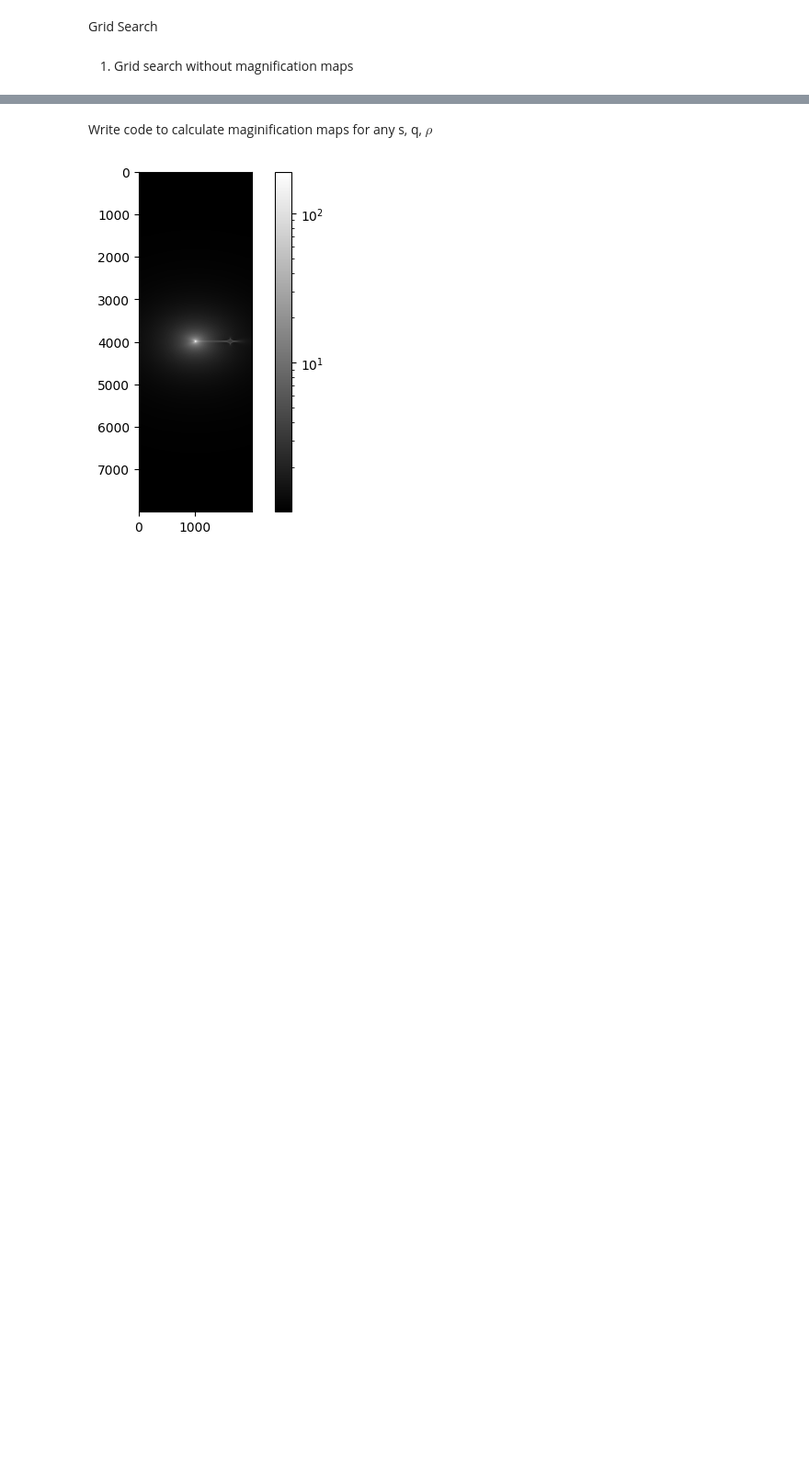
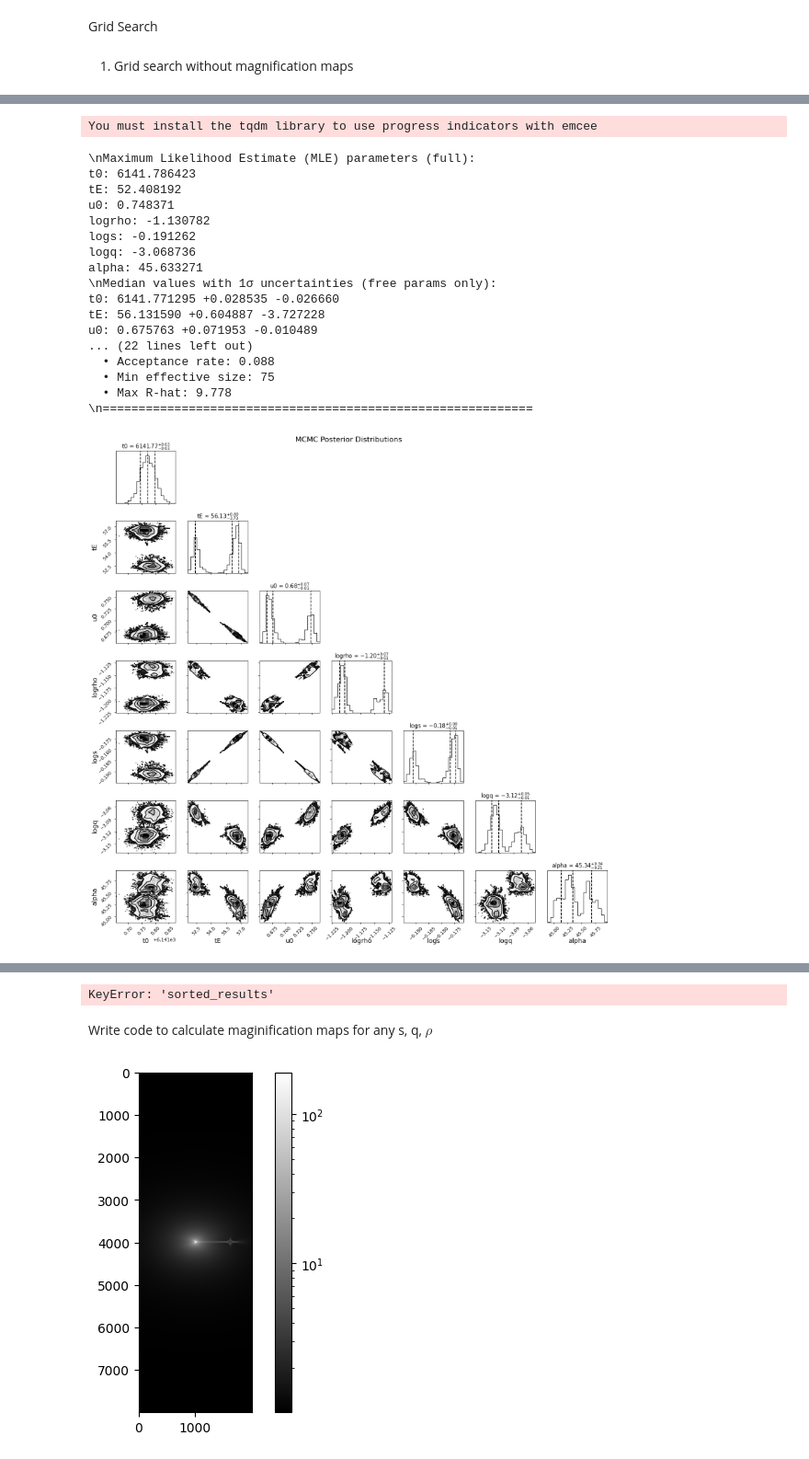
Before and after one commit to ArjunMurlidhar/AAS-Microlens-Workshop, a Jupyter notebook: Fitting_binary_lenses.ipynb, the cells around one changed output, grey strips where cells are left out. Shown at 92% size. Cells and saved outputs as stored; diff of their text form; code cells hidden in the pictures; blank space fills up the shorter version.

```diff
--- a/Fitting_binary_lenses.ipynb
+++ b/Fitting_binary_lenses.ipynb
@@ -953,0 +1386,30 @@ Grid Search
+# %%
+#run MCMC on two best solutions to find final refined solutions
+
+x0 = np.array([results['sorted_results'][0]['all_params']['t0'], results['sorted_results'][0]['all_params']['tE'], results['sorted_results'][0]['all_params']['u0'], results['sorted_results'][0]['all_params']['logrho'], results['sorted_results'][0]['all_params']['logs'], results['sorted_results'][0]['all_params']['logq'], results['sorted_results'][0]['all_params']['alpha']])
+p = ['t0', 'tE', 'u0', 'logrho', 'logs', 'logq', 'alpha']
+
+# Run MCMC analysis with all plots enabled
+results_final = perform_mcmc_analysis(df, x0, p, steps=5000, walkers=100, param_scales=np.array([1e-2, 1e-2, 1e-2, 1e-2, 1e-2, 1e-2, 1e-1]),
+                               verbose=False, plot_corner=True, plot_fit=True,
+                               plot_traces=True, plot_convergence=False, bounds={'u0': (-4, 4), 'logrho': (-4, -0.5), 'logq':(-4, -2), 'logs':(-0.4, 0.3)})
+# %% [output]
+You must install the tqdm library to use progress indicators with emcee
+\nMaximum Likelihood Estimate (MLE) parameters (full):
+t0: 6141.786423
+tE: 52.408192
+u0: 0.748371
+logrho: -1.130782
+logs: -0.191262
+logq: -3.068736
+alpha: 45.633271
+\nMedian values with 1σ uncertainties (free params only):
+t0: 6141.771295 +0.028535 -0.026660
+tE: 56.131590 +0.604887 -3.727228
+u0: 0.675763 +0.071953 -0.010489
+... (22 lines left out)
+  • Acceptance rate: 0.088
+  • Min effective size: 75
+  • Max R-hat: 9.778
+\n============================================================
+[figure, added]
@@ -954,3 +1418,12 @@ Grid Search
+# %%
+#run MCMC on 3rd best solution
+x0 = np.array([results['sorted_results'][2]['all_params']['t0'], results['sorted_results'][2]['all_params']['tE'], results['sorted_results'][2]['all_params']['u0'], results['sorted_results'][2]['all_params']['logrho'], results['sorted_results'][2]['all_params']['logs'], results['sorted_results'][2]['all_params']['logq'], results['sorted_results'][2]['all_params']['alpha']])
+p = ['t0', 'tE', 'u0', 'logrho', 'logs', 'logq', 'alpha']
+results = perform_mcmc_analysis(df, x0, p, steps=5000, walkers=100, param_scales=np.array([1e-2, 1e-2, 1e-2, 1e-2, 1e-2, 1e-2, 1e-1]),
+                               verbose=False, plot_corner=True, plot_fit=True,
+                               plot_traces=True, plot_convergence=False, bounds={'u0': (-4, 4), 'logrho': (-4, -0.5), 'logq':(-4, -2), 'logs':(-0.4, 0.3)})
+# %% [output]
+KeyError: 'sorted_results'
 # %% [markdown]
 Write code to calculate maginification maps for any s, q, $\rho$
 # %%
```
Also changed, not shown: parts of 7 cells of this notebook.
